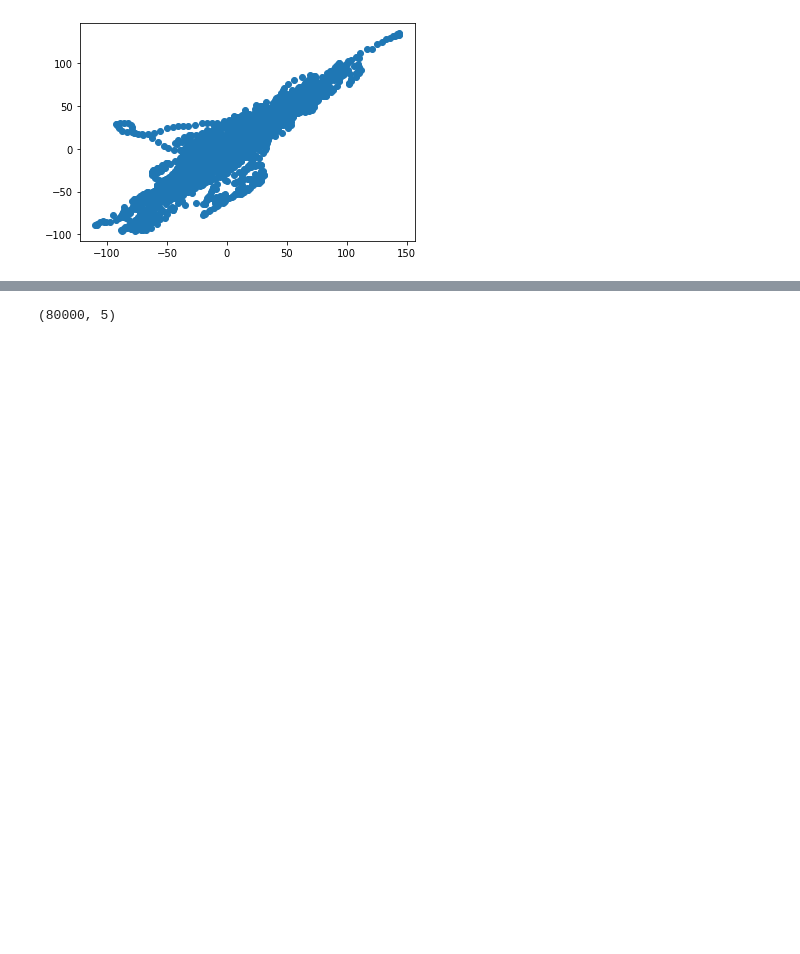
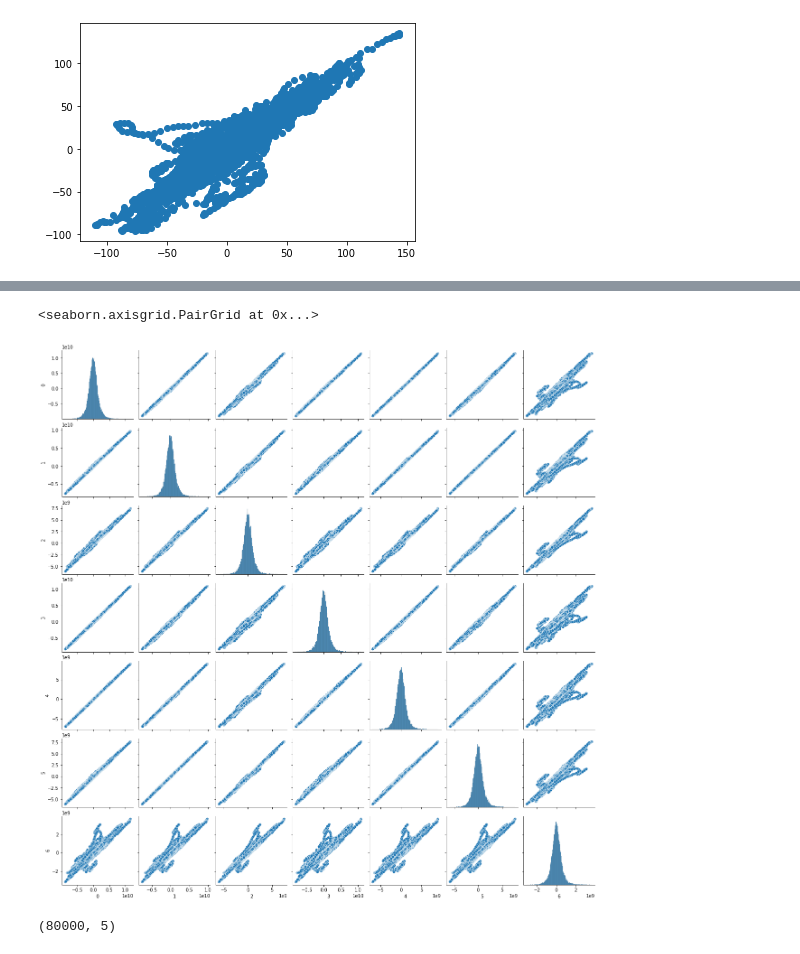
Before and after one commit to minseok-oh/eeg-data-analysis-python, a Jupyter notebook: preprocessing/expriment/filter_processing.ipynb, the cells around one changed output, grey strips where cells are left out. Saved outputs shown, nothing was run; the diff lists cells and outputs as text; code cells hidden in the pictures; blank space fills up the shorter version.

```diff
--- a/preprocessing/expriment/filter_processing.ipynb
+++ b/preprocessing/expriment/filter_processing.ipynb
@@ -53,3 +59,8 @@ plt.scatter(x=trans_data.iloc[:, 1], y=trans_data.iloc[:, 2])
+# %%
+sns.pairplot(trans_data.iloc[:, :7])
+# %% [output]
+<seaborn.axisgrid.PairGrid at 0x...>
+[figure, added]
 # %%
 pca = PCA(n_components=5)
 reduct_data = pca.fit_transform(df)
```
Also changed, not shown: parts of 4 cells of this notebook, 5 other files.
